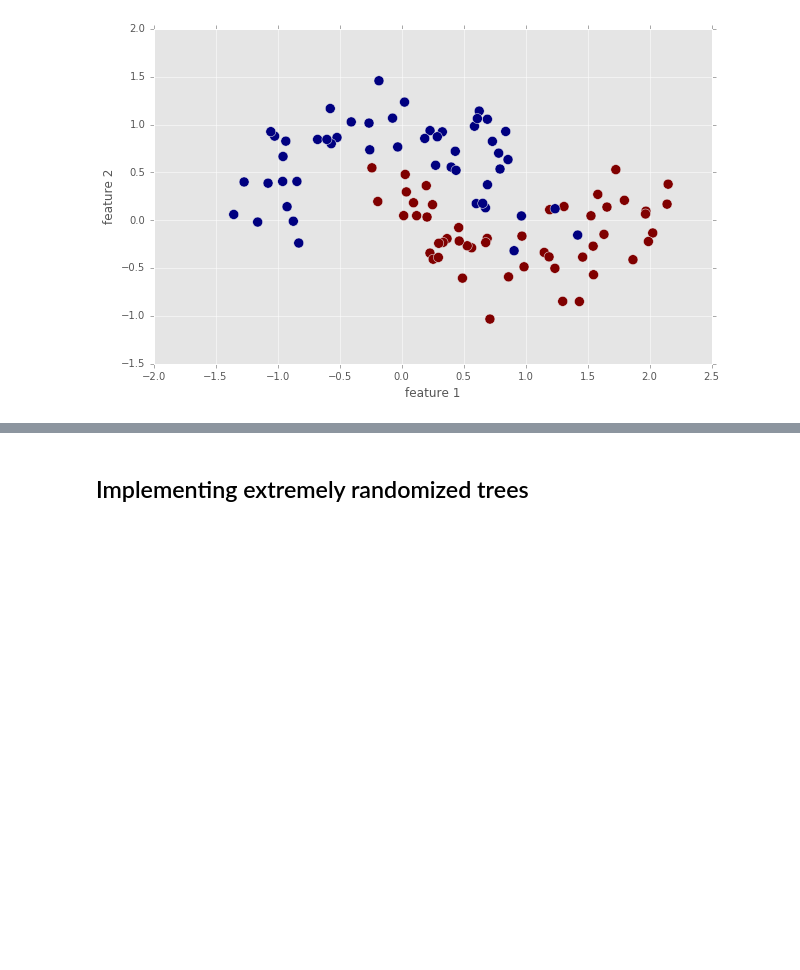
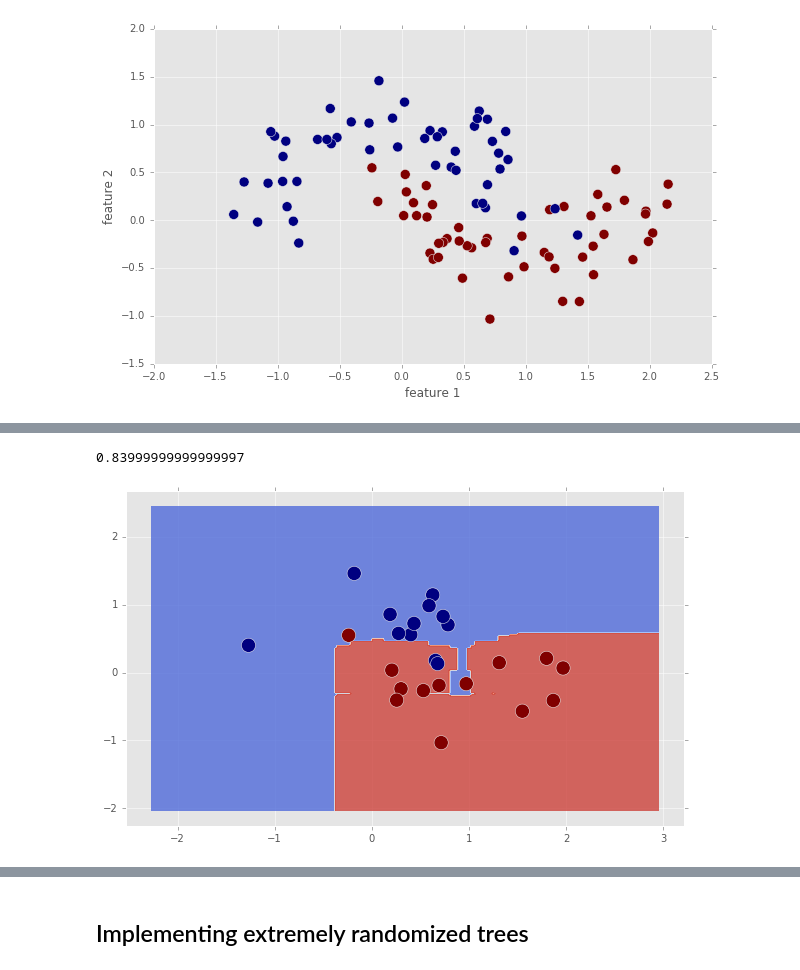
Before and after one commit to mbeyeler/opencv-machine-learning, a Jupyter notebook: notebooks/10.01-Combining-Decision-Trees-Into-a-Random-Forest.ipynb, the cells around one changed output, grey strips where cells are left out. Cells and saved outputs as stored; diff of their text form; code cells hidden in the pictures; blank space fills up the shorter version.

```diff
--- a/notebooks/10.01-Combining-Decision-Trees-Into-a-Random-Forest.ipynb
+++ b/notebooks/10.01-Combining-Decision-Trees-Into-a-Random-Forest.ipynb
@@ -66,0 +84,11 @@ plt.savefig('trees.png')
+# %%
+from sklearn.metrics import accuracy_score
+accuracy_score(y_test, y_hat)
+# %% [output]
+0.83999999999999997
+# %%
+plt.figure(figsize=(10, 6))
+plot_decision_boundary(rtree, X_test, y_test)
+plt.savefig('forest.png')
+# %% [output]
+[figure, added]
```
Also changed, not shown: parts of 13 cells of this notebook.
